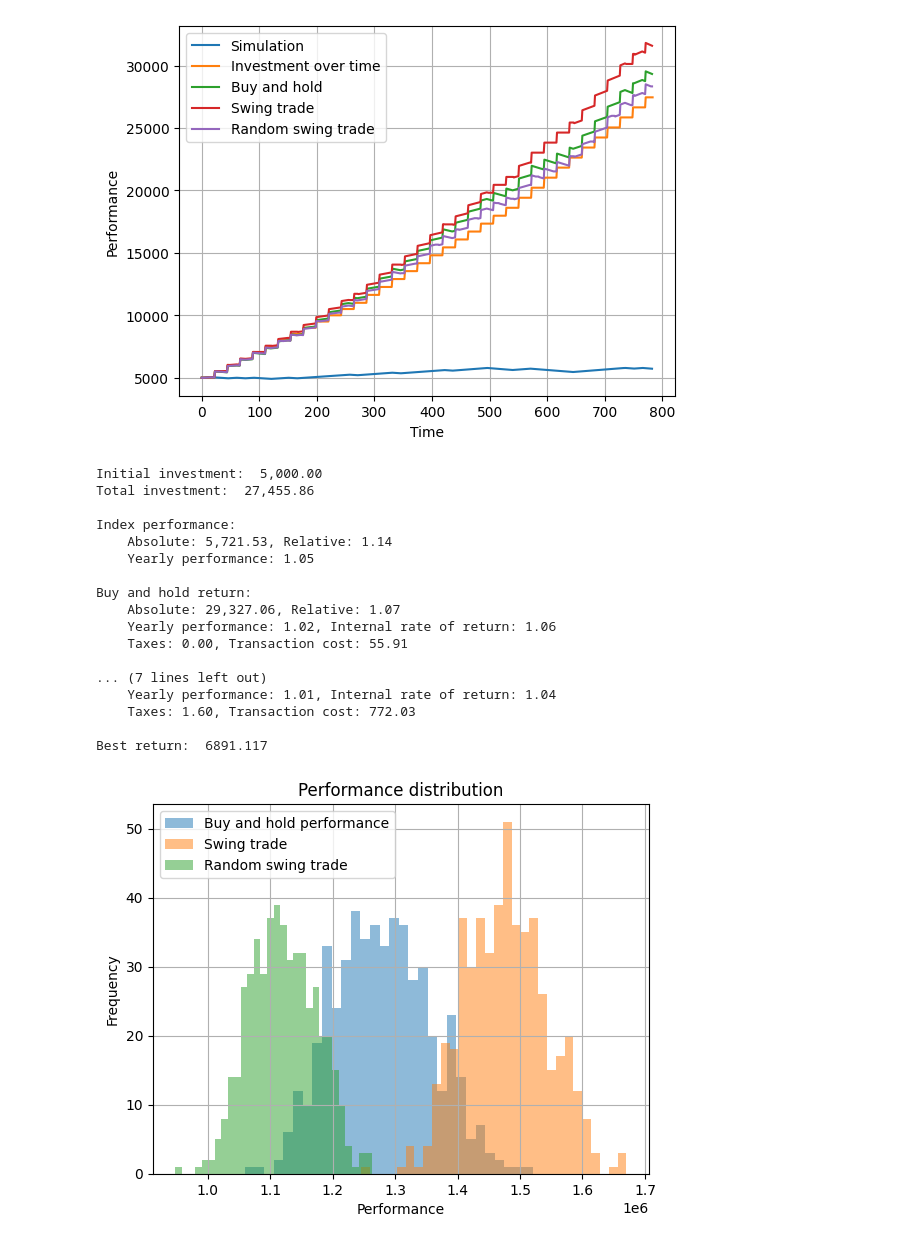
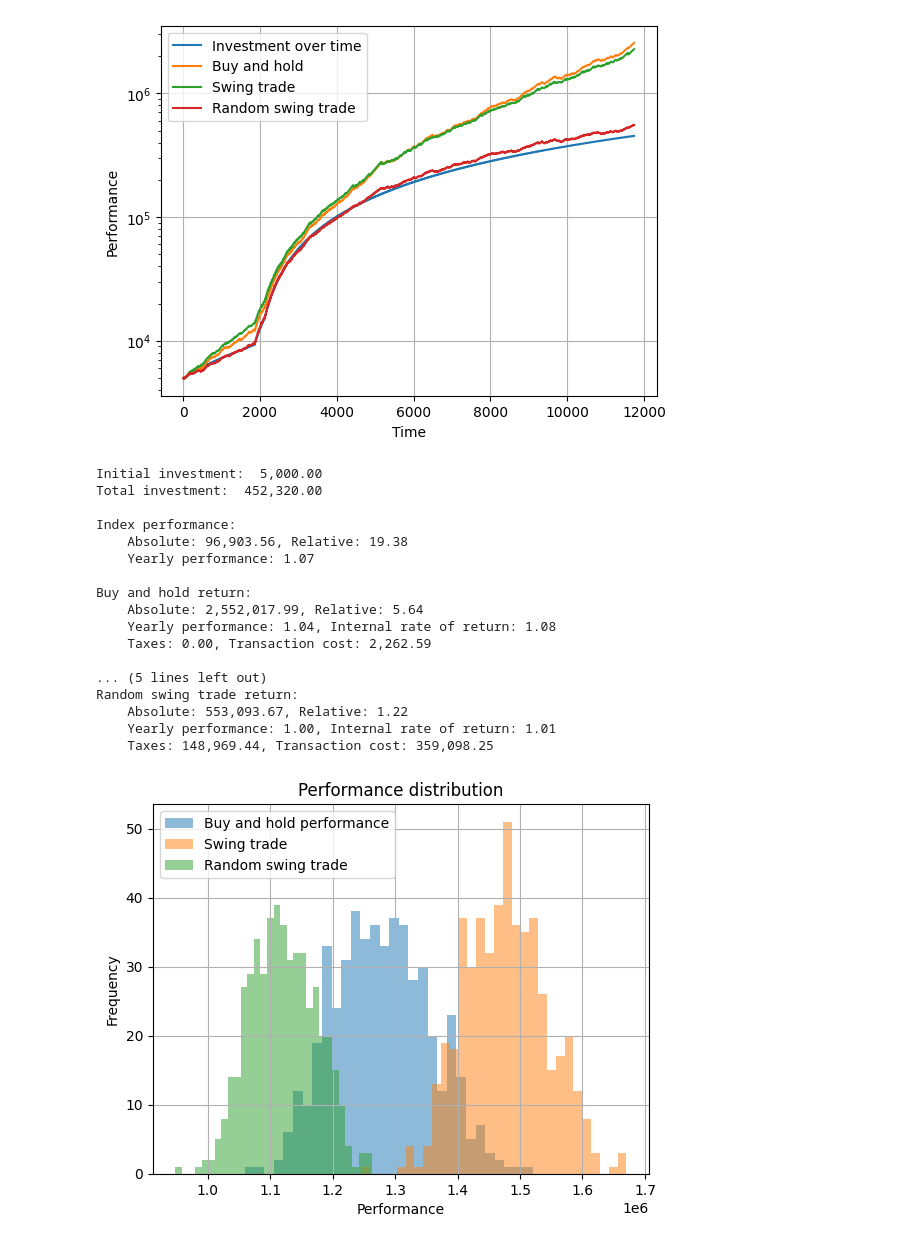
Before and after one commit to katakoruma/Chart-Strategy-Simulation, a Jupyter notebook: run_simulation.ipynb, the cells around one changed output. Saved outputs shown, nothing was run; the diff lists cells and outputs as text; code cells hidden in the pictures.

```diff
--- a/run_simulation.ipynb
+++ b/run_simulation.ipynb
@@ -4,7 +4,7 @@ import matplotlib.pyplot as plt
 from performance_simulation import *
 # %%
 #General parameters
-years = 3
+years = 45
 dt = 15
 time = int(261 * years)
 
@@ -29,14 +29,15 @@ time_after_reversel = 0
 smooth_period = 20
 
 trade_cost = [1,0]
-spread = 0.002
-tax_rate = 0.025
+spread = 0.005
+tax_rate = 0.25
 tax_allowance = 1000
 
 initial_investment = 5000
 saving_plan_period = 22
+saving_plan = {1: 50, 73:60, 85:500, 97:1000}
 #saving_plan = {1: 50, 73:60, 85:500, 97:1000, 133:2000, 205:2500, 265:3000, 325:3500, 385:4000, 445:4500, 505:5000}
-saving_plan = {12*i+1: 500 * 1.02**(i*12) for i in range(0,years)}
+#saving_plan = {12*i+1: 500 * 1.02**(i*12) for i in range(0,years)}
 
 
 sim = ChartSimulation(yearly_return=yearly_return, daily_return=daily_return, daily_loss=daily_loss, gain_phase=gain_phase, loss_phase=loss_phase, mode=mode,
@@ -50,46 +51,46 @@ buy_and_hold_performance = sim.buy_and_hold()[0]
 random_swing_performance_analyse = sim.random_swing_trade()[0]
 swing_performance_analyse = sim.swing_trade()[0]
 # %%
-plt.plot(sim.performance, label="Simulation")
+#plt.plot(sim.performance, label="Simulation")
 plt.plot(sim.investet_over_time, label="Investment over time")
 plt.plot(sim.buy_and_hold_performance, label="Buy and hold")
 plt.plot(sim.swing_performance_analyse, label="Swing trade")
 plt.plot(sim.random_swing_performance_analyse, label="Random swing trade")
 #plt.axhline(1, color="black", linestyle="--")
 
 plt.xlabel("Time")
 plt.ylabel("Performance")
 
 plt.grid()
 plt.legend()
 
-#plt.yscale("log")
+plt.yscale("log")
 
 plt.show()
 
 
 #sim.print_parameters()
-sim.print_results(accuracy=3)
+sim.print_results(accuracy=5)
 #sim.plot_performance()
 # %% [output]
-[figure, old version]
+[figure, new version]
 Initial investment:  5,000.00
-Total investment:  27,455.86
+Total investment:  452,320.00
 
 Index performance:
-    Absolute: 5,721.53, Relative: 1.14
-    Yearly performance: 1.05
+    Absolute: 96,903.56, Relative: 19.38
+    Yearly performance: 1.07
 
 Buy and hold return:
-    Absolute: 29,327.06, Relative: 1.07
-    Yearly performance: 1.02, Internal rate of return: 1.06
-    Taxes: 0.00, Transaction cost: 55.91
+    Absolute: 2,552,017.99, Relative: 5.64
+    Yearly performance: 1.04, Internal rate of return: 1.08
+    Taxes: 0.00, Transaction cost: 2,262.59
 
-... (7 lines left out)
-    Yearly performance: 1.01, Internal rate of return: 1.04
-    Taxes: 1.60, Transaction cost: 772.03
-
-Best return:  6891.117
+... (5 lines left out)
+Random swing trade return:
+    Absolute: 553,093.67, Relative: 1.22
+    Yearly performance: 1.00, Internal rate of return: 1.01
+    Taxes: 148,969.44, Transaction cost: 359,098.25
 # %%
 mc = MonteCarloSimulation(chartsim=sim, parallel=True)
 _ = mc.mc_artificial_chart(n=500)
```
Also changed, not shown: 1 other file.
